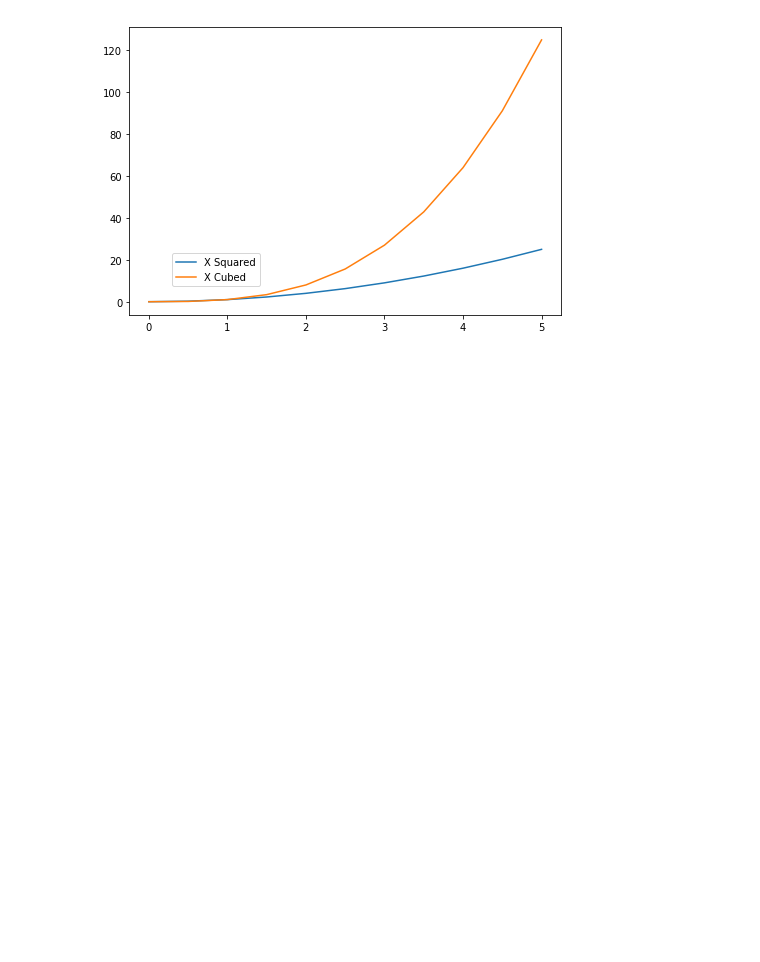
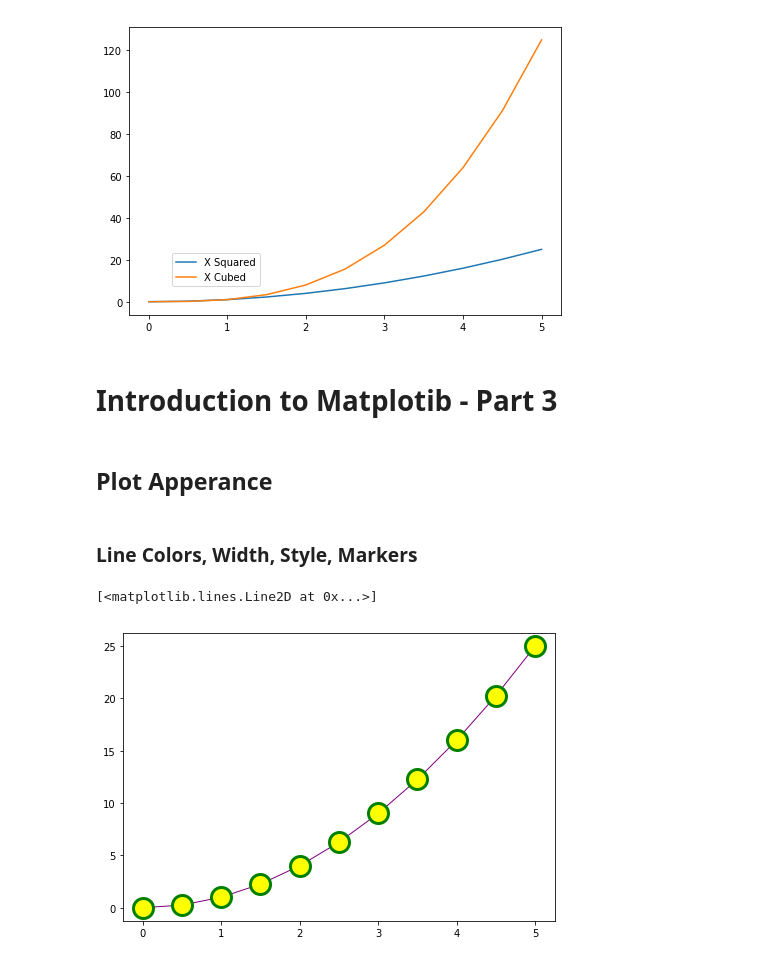
Before and after one commit to alchemistb/Python_for_data_sci, a Jupyter notebook: Intro-Matplotlib.ipynb, the cells around one changed output. Drawn from its saved outputs; the diff is of its cells as text; code cells hidden in the pictures; blank space fills up the shorter version.

Commit message:
[Matplotlib: - Intro to Matplotlib]

```diff
--- a/Intro-Matplotlib.ipynb
+++ b/Intro-Matplotlib.ipynb
@@ -214,3 +213,41 @@ ax.legend(loc=[0.1,0.1])    # Use a tuple (['left','bottom']) to place the locat
 # %% [output]
 <matplotlib.legend.Legend at 0x...>
 [figure]
+# %% [markdown]
+<h1> Introduction to Matplotib - Part 3</h1>
+# %% [markdown]
+<h2>Plot Apperance</h2>
+# %% [markdown]
+<h3>Line Colors, Width, Style, Markers</h3>
+# %%
+fig = plt.figure()
+
+ax = fig.add_axes([0,0,1,1])
+
+#ax.plot(x,y,color='#FF8C00')                           # RGB Hex Code
+#ax.plot(x,y,color='purple')                            # Line Color Purple in .plot()
+
+
+#ax.plot(x,y,color='purple', linewidth = 20)            # Line Width in .plot()
+#ax.plot(x,y,color='purple', linewidth = 3, alpha=0.5)  # Alpha to show line transparency, in .plot()
+#ax.plot(x,y,color='purple', lw = 3, alpha=0.5)         # lw = linewidth in shorthand
+
+
+#ax.plot(x,y,color='purple', lw=3, linestyle='--')       # linestyle in .plot() (type of line style)
+#ax.plot(x,y,color='purple', lw=3, linestyle='-.')       # - . line style
+#ax.plot(x,y,color='purple', lw=3, ls=':')               # : line style, ls = shorthand for linestyle
+#ax.plot(x,y,color='purple', lw=3, ls='steps')           # steps line style, ls = shorthand for linestyle
+#ax.plot(x,y,color='purple', lw=3, ls='-')         # - line style (solid line)
+
+
+
+#ax.plot(x,y,color='purple', lw=3, linestyle='-', marker='o')        # Markers used to mark points on the line,
+                                                                    # marker in .plot(marker='some value to use as a marker')
+#ax.plot(x,y,color='purple', lw=3, linestyle='-', marker='*')
+#ax.plot(x,y,color='purple', lw=0.5, linestyle='-', marker='+', ms=20)  # ms = markersize, to make marker value bigger
+#ax.plot(x,y,color='purple', lw=1, linestyle='-', marker='o', ms=20)
+ax.plot(x,y,color='purple', lw=1, linestyle='-', marker='o', ms=20,
+       markerfacecolor='yellow', markeredgewidth=3, markeredgecolor='green') # markerfacecolor, markeredgewidth, markeredgecolor
+# %% [output]
+[<matplotlib.lines.Line2D at 0x...>]
+[figure, added]
```
Also changed, not shown: parts of 12 cells of this notebook.
